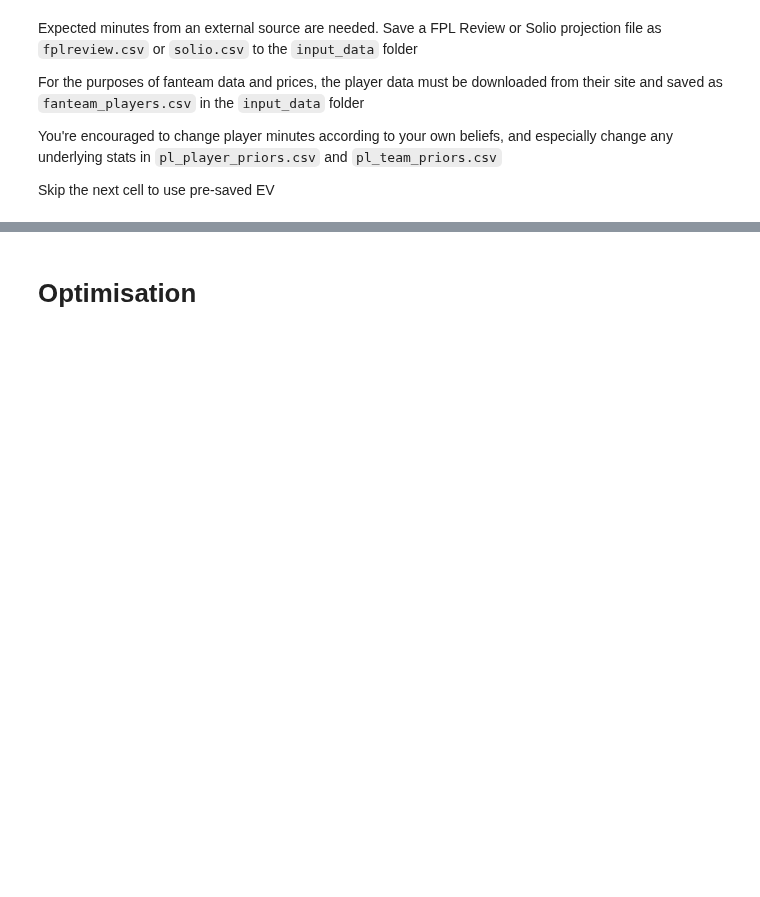
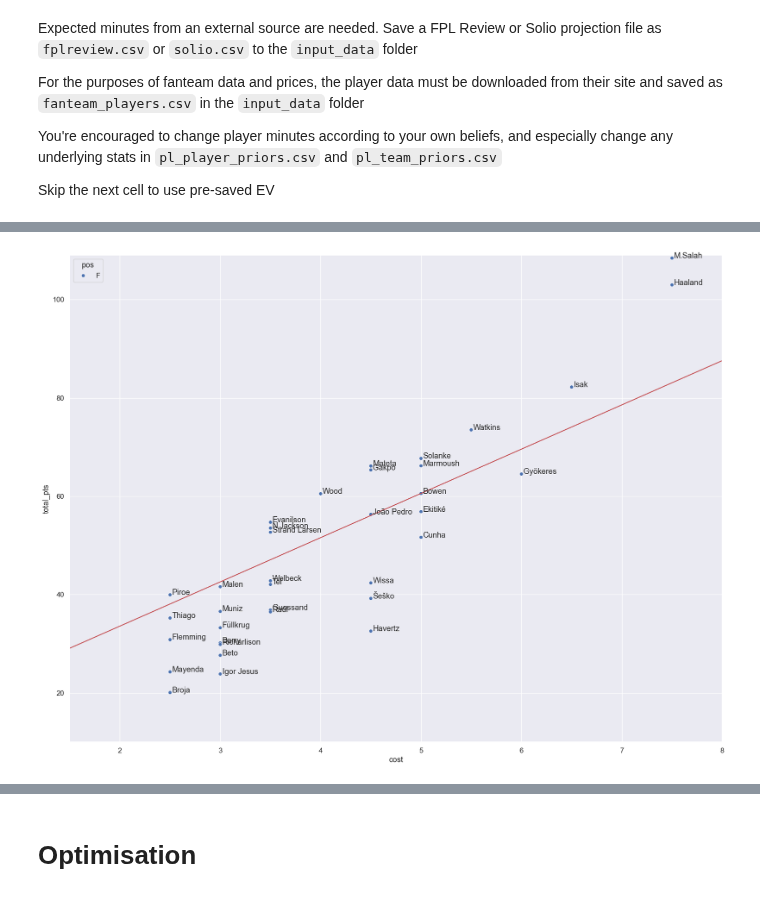
Before and after one commit to SamTroy/multi_ff_opt, a Jupyter notebook: run/run.ipynb, the cells around one changed output, grey strips where cells are left out. Cells and saved outputs as stored; diff of their text form; code cells hidden in the pictures; blank space fills up the shorter version.

```diff
--- a/run/run.ipynb
+++ b/run/run.ipynb
@@ -1336,3 +1422,5 @@ preview_ev_df(format='fpl', pos_group='mf', team_group=None, n_rows=20)
 # %%
-red_line_viz(format='fpl', pos_group='f')
+red_line_viz(format='sdt', pos_group='f')
+# %% [output]
+[figure, added]
 # %%
```
Also changed, not shown: parts of 15 cells of this notebook, 13 other files.
